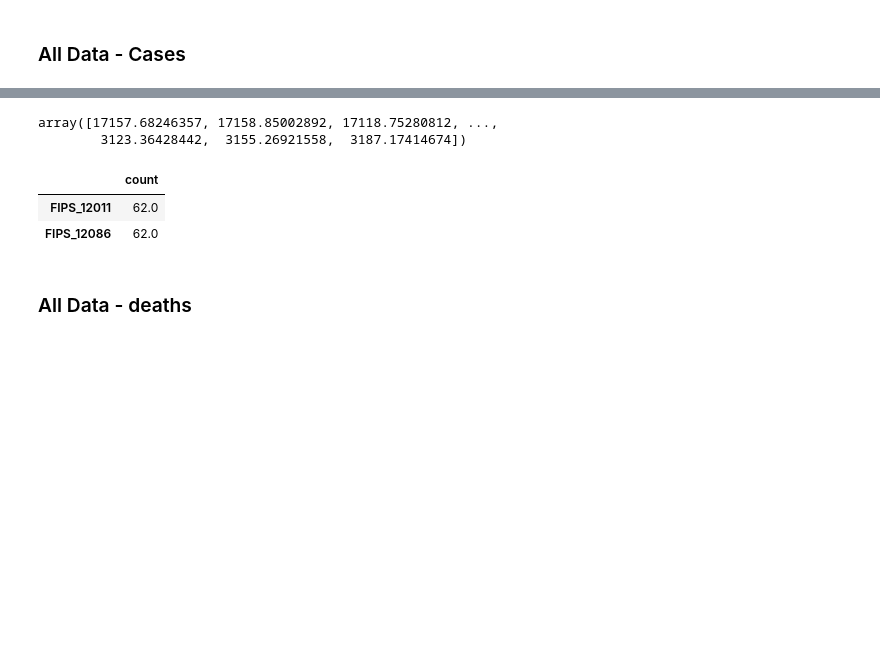
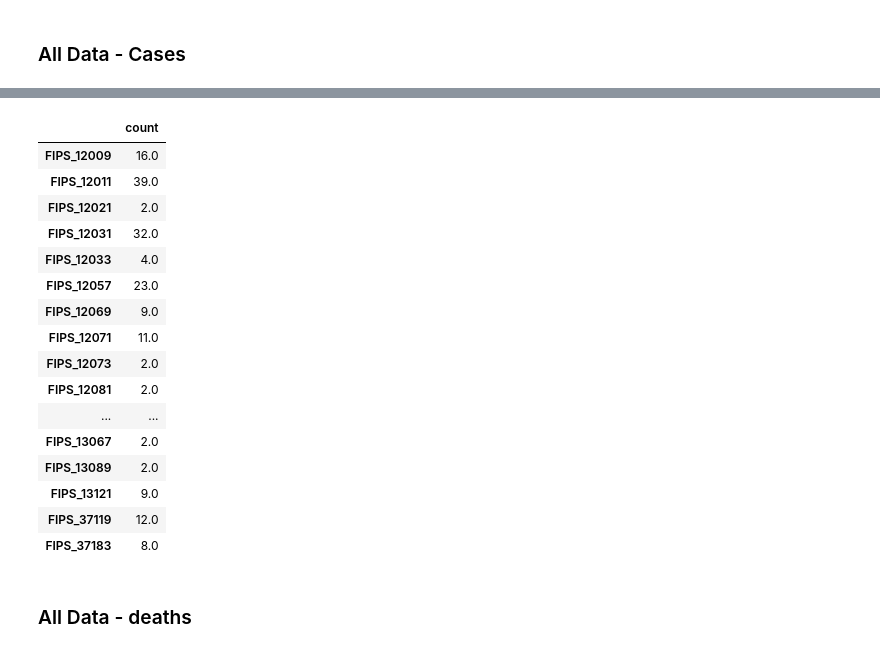
Before and after one commit to ehmartens/cs5644-project, a Jupyter notebook: Modeling Notebook.ipynb, the cells around one changed output, grey strips where cells are left out. Drawn from its saved outputs; the diff is of its cells as text; code cells hidden in the pictures; blank space fills up the shorter version.

```diff
--- a/Modeling Notebook.ipynb
+++ b/Modeling Notebook.ipynb
@@ -74,7 +86,7 @@ def plot_predictions(y_test, y_pred):
 
 def plot_residuals(X_test, residuals):
     plt.figure(figsize=(18, 6))
-    sns.scatterplot(x=X_test['days_from_start'], y=residuals, color='none', edgecolor='r')
+    sns.scatterplot(x=df['date'], y=residuals, color='none', edgecolor='r')
     plt.title('Residuals', fontsize=16)
     plt.show()
 # %% [markdown]
@@ -82,16 +94,15 @@ def plot_residuals(X_test, residuals):
 # %%
 def run_full_pipeline(model, X_train, y_train, X_test, y_test):
     # Cross validate and report scores:
-    lm_scores = modeler.cv_model(model, X_train, y_train)
+    scores = modeler.cv_model(model, X_train, y_train)
     print('Cross-Validation Scores:')
-    print('Score: (mean, std)')
-    for k, v in lm_scores.items():
-        print(f'{k}: {v[0]} +/- {v[1]}')
+    for k, v in scores.items():
+        print(f'\t{k}: {round(v[0],2)} +/- {round(v[1],2)}')
     # Test data
     y_pred, rmse, r2 = modeler.test_model(model, X_train, y_train, X_test, y_test)
     residuals = (y_test - y_pred)
     # Plots
-    plot_predictions(y_test_cases, y_pred_cases_lm)
+    plot_predictions(y_test, y_pred)
     plot_residuals(X_test, residuals)
     return y_pred, rmse, r2
 # %% [markdown]
@@ -134,17 +126,26 @@ array([-9.62891369e+01,  1.56046505e+02, -5.84223018e+00,  1.98736804e+02,
-# %%
-cases_residuals
-# %% [output]
-array([17157.68246357, 17158.85002892, 17118.75280812, ...,
-        3123.36428442,  3155.26921558,  3187.17414674])
 # %%
 # What happens if we remove these outliers?
 # Does the model fit improve significantly?
-fips_df = pd.DataFrame(X_test[cases_residuals > 100000][[c for c in df.columns if c[:4] == 'FIPS']].sum()).rename(columns={0:'count'})
+fips_df = pd.DataFrame(X_test[cases_residuals > 250][[c for c in df.columns if c[:4] == 'FIPS']].sum()).rename(columns={0:'count'})
 fips_df[fips_df['count'] > 0]
 # %% [output]
 |  | count |
-| FIPS_12011 | 62.0 |
-| FIPS_12086 | 62.0 |
+| FIPS_12009 | 16.0 |
+| FIPS_12011 | 39.0 |
+| FIPS_12021 | 2.0 |
+| FIPS_12031 | 32.0 |
+| FIPS_12033 | 4.0 |
+| FIPS_12057 | 23.0 |
+| FIPS_12069 | 9.0 |
+| FIPS_12071 | 11.0 |
+| FIPS_12073 | 2.0 |
+| FIPS_12081 | 2.0 |
+| ... | ... |
+| FIPS_13067 | 2.0 |
+| FIPS_13089 | 2.0 |
+| FIPS_13121 | 9.0 |
+| FIPS_37119 | 12.0 |
+| FIPS_37183 | 8.0 |
 # %% [markdown]
 ### All Data - deaths
 # %%
```
Also changed, not shown: parts of 38 cells of this notebook, 1 other file.
